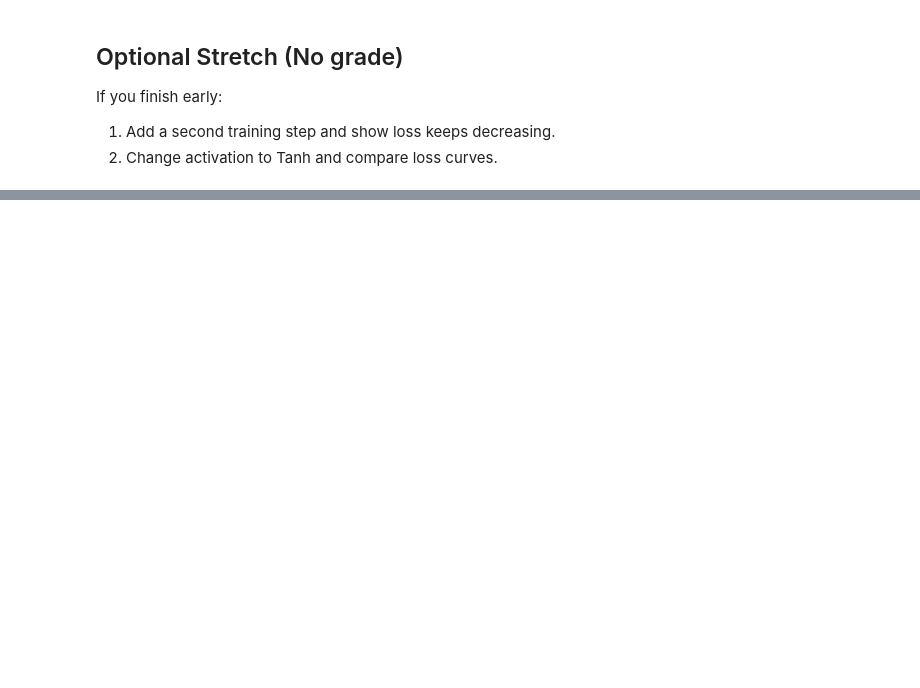
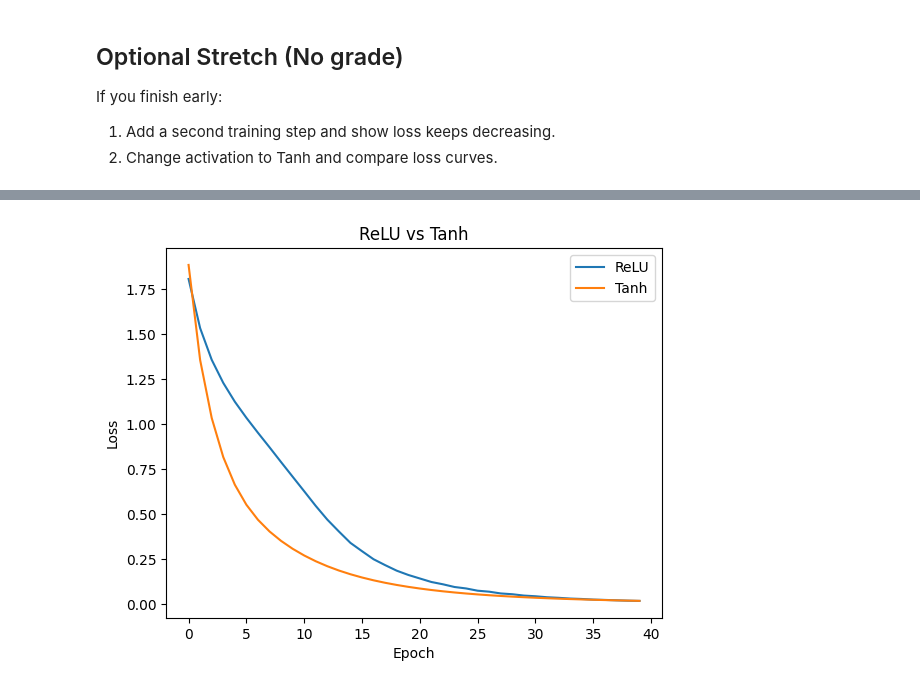
Before and after one commit to NickHotalling-FSP/0-prework-assignment, a Jupyter notebook: Check_for_Understanding.ipynb, the cells around one changed output, grey strips where cells are left out. Saved outputs shown, nothing was run; the diff lists cells and outputs as text; code cells hidden in the pictures; blank space fills up the shorter version.

```diff
--- a/Check_for_Understanding.ipynb
+++ b/Check_for_Understanding.ipynb
@@ -235,6 +235,9 @@ out.shape: torch.Size([4, 1])
 # 3) Perform exactly one update step and print loss_before and loss_after
 
 torch.manual_seed(123)  # deterministic for this part
+
+# redo run
+model = SimpleNet()
 
 # Create training data (provided for you)
 x_train = torch.randn(8, 6)
@@ -271,7 +274,5 @@ print("loss_after :", loss_after.item())
 # --- autograder asserts (do not delete) ---
 assert loss_before.shape == (), "loss_before must be a scalar tensor"
 assert loss_after.shape == (), "loss_after must be a scalar tensor"
-assert float(loss_after) < float(loss_before), "loss_after should be < loss_before after one SGD step"
-
-# oops ran this twice so numbers decreased again
+assert float(loss_after.item()) < float(loss_before.item()), "loss_after should be < loss_before after one SGD step"
 # %% [output]
@@ -284,0 +326,60 @@ If you finish early:
+# %%
+# Stretch 2: Use Tanh activation and compare loss curve to ReLU
+
+class TanhNet(nn.Module):
+    def __init__(self, input_dim=6, hidden_dim=8, output_dim=1):
+        super().__init__()
+        self.fc1 = nn.Linear(input_dim, hidden_dim)  # 6 → 8
+        # Why use activation? Without activations, stacking linear layers is pointless (they collapse into a single linear layer).
+        # ReLU adds non-linearity, letting the network learn complex patterns.
+        self.act = nn.Tanh()                          # activation function
+        self.fc2 = nn.Linear(hidden_dim, output_dim) # 8 → 1
+
+    def forward(self, x):
+        x = self.fc1(x)   # Linear: (batch, 6) → (batch, 8). Weighted sum + bias
+        x = self.act(x)   # Tanh: squashes values to range (-1, 1). Tanh(x) = (e^x - e^-x)
+        x = self.fc2(x)   # Linear: (batch, 8) → (batch, 1). Weighted sum + bias
+        return x
+
+# reuse x_train (input)
+# and y_train (targets)
+# and loss_fn
+
+def train_with_model(model, optimizer, epochs: int):
+    loss_array = []
+    for epoch in range(epochs):              # loop over the dataset multiple times
+        optimizer.zero_grad()                # Clear old gradients
+        predictions = model(x_train)         # training pass
+        loss = loss_fn(predictions, y_train) # determine loss
+        loss.backward()                      # Compute new gradients (backpropagation)
+        optimizer.step()                     # Update weights using gradients
+        loss_array.append(loss.item())
+        if (epoch + 1) % 5 == 0:
+            print(f"Iteration {epoch+1} loss = {loss.item()}")
+    return loss_array
+
+print("ReLU run")
+torch.manual_seed(99)
+relu_net = SimpleNet()
+relu_optimizer = torch.optim.SGD(relu_net.parameters(), lr=0.1)
+relu_losses = train_with_model(relu_net, relu_optimizer, 40)
+
+print("Tanh run")
+torch.manual_seed(99)
+tanh_net = TanhNet()
+tanh_optimizer = torch.optim.SGD(tanh_net.parameters(), lr=0.1)
+tanh_losses = train_with_model(tanh_net, tanh_optimizer, 40)
+
+plt.plot(range(len(relu_losses)), relu_losses, label='ReLU')
+plt.plot(range(len(tanh_losses)), tanh_losses, label='Tanh')
+plt.legend()  # Shows the labels
+plt.xlabel('Epoch')
+plt.ylabel('Loss')
+plt.title('ReLU vs Tanh')
+plt.show()
+
+# There's no universally "best" activation function — it depends on the problem:
+# - ReLU is often preferred in deep networks (faster, avoids vanishing gradients)
+# - Tanh can be better for problems where outputs are centered around zero
+# - This is a simple 2-layer network with synthetic data — real-world results may differ
+# %% [output]
@@ -284,0 +404 @@ If you finish early:
+[figure, added]
```
Also changed, not shown: parts of 7 cells of this notebook, 1 other file.
